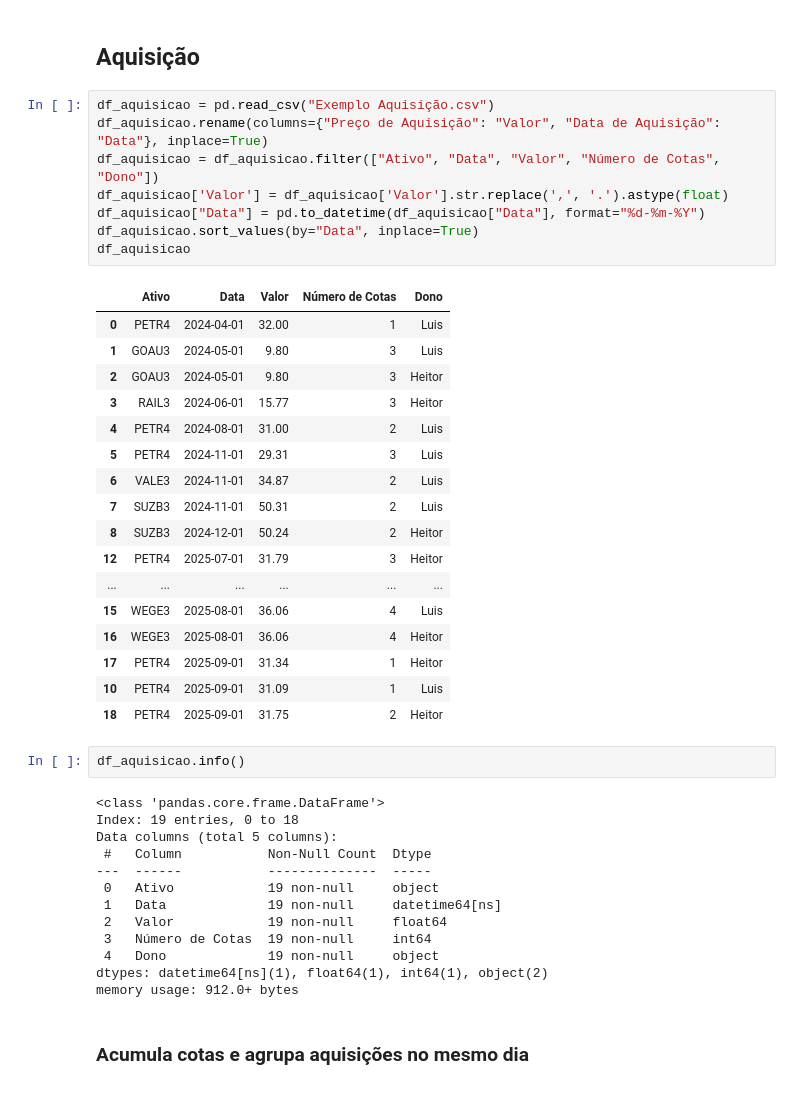
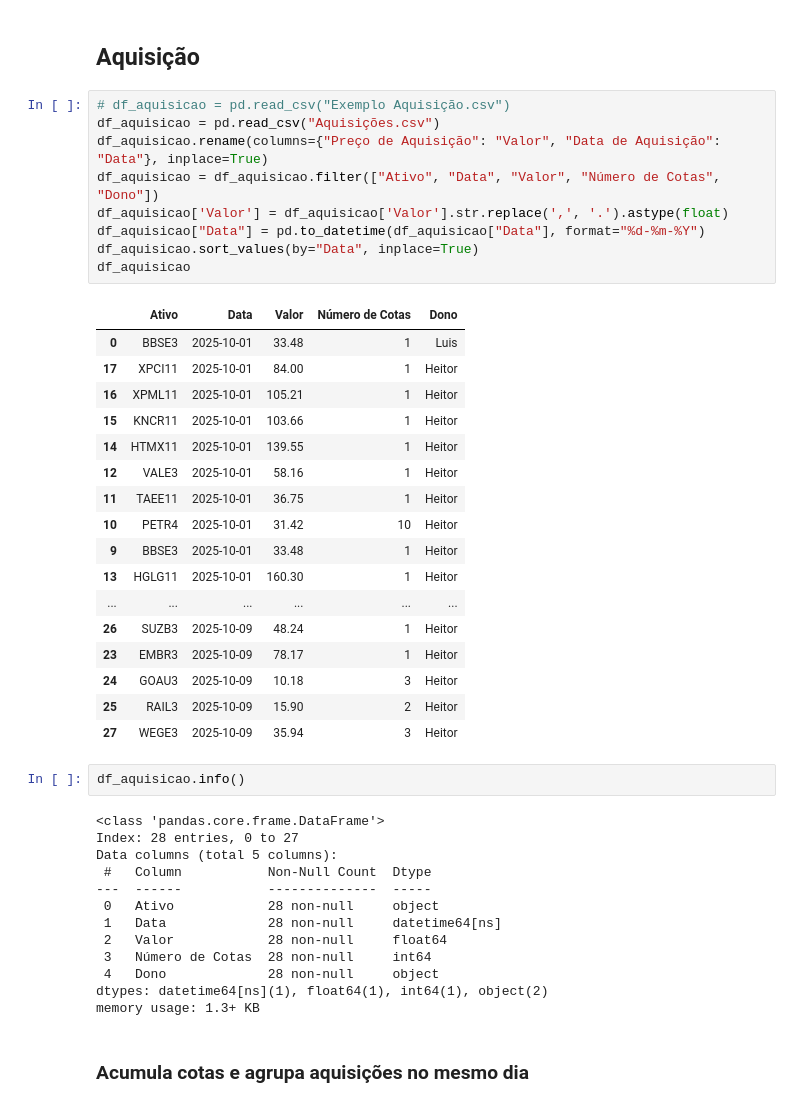
Before and after one commit to LuisHenrique7/Analise-Financeira, a Jupyter notebook: Modelagem da Carteira de Ativos.ipynb, the cells around one changed output. Cells and saved outputs as stored; diff of their text form.

```diff
--- a/Modelagem da Carteira de Ativos.ipynb
+++ b/Modelagem da Carteira de Ativos.ipynb
@@ -190,46 +192,47 @@ df_ativos.to_csv('Dados Modelados/carteira_ativos.csv', index=False)
 # %% [markdown]
 ## Aquisição
 # %%
-df_aquisicao = pd.read_csv("Exemplo Aquisição.csv")
+# df_aquisicao = pd.read_csv("Exemplo Aquisição.csv")
+df_aquisicao = pd.read_csv("Aquisições.csv")
 df_aquisicao.rename(columns={"Preço de Aquisição": "Valor", "Data de Aquisição": "Data"}, inplace=True)
 df_aquisicao = df_aquisicao.filter(["Ativo", "Data", "Valor", "Número de Cotas", "Dono"])
 df_aquisicao['Valor'] = df_aquisicao['Valor'].str.replace(',', '.').astype(float)
 df_aquisicao["Data"] = pd.to_datetime(df_aquisicao["Data"], format="%d-%m-%Y")
 df_aquisicao.sort_values(by="Data", inplace=True)
 df_aquisicao
 # %% [output]
 |  | Ativo | Data | Valor | Número de Cotas | Dono |
-| 0 | PETR4 | 2024-04-01 | 32.00 | 1 | Luis |
-| 1 | GOAU3 | 2024-05-01 | 9.80 | 3 | Luis |
-| 2 | GOAU3 | 2024-05-01 | 9.80 | 3 | Heitor |
-| 3 | RAIL3 | 2024-06-01 | 15.77 | 3 | Heitor |
-| 4 | PETR4 | 2024-08-01 | 31.00 | 2 | Luis |
-| 5 | PETR4 | 2024-11-01 | 29.31 | 3 | Luis |
-| 6 | VALE3 | 2024-11-01 | 34.87 | 2 | Luis |
-| 7 | SUZB3 | 2024-11-01 | 50.31 | 2 | Luis |
-| 8 | SUZB3 | 2024-12-01 | 50.24 | 2 | Heitor |
-| 12 | PETR4 | 2025-07-01 | 31.79 | 3 | Heitor |
+| 0 | BBSE3 | 2025-10-01 | 33.48 | 1 | Luis |
+| 17 | XPCI11 | 2025-10-01 | 84.00 | 1 | Heitor |
+| 16 | XPML11 | 2025-10-01 | 105.21 | 1 | Heitor |
+| 15 | KNCR11 | 2025-10-01 | 103.66 | 1 | Heitor |
+| 14 | HTMX11 | 2025-10-01 | 139.55 | 1 | Heitor |
+| 12 | VALE3 | 2025-10-01 | 58.16 | 1 | Heitor |
+| 11 | TAEE11 | 2025-10-01 | 36.75 | 1 | Heitor |
+| 10 | PETR4 | 2025-10-01 | 31.42 | 10 | Heitor |
+| 9 | BBSE3 | 2025-10-01 | 33.48 | 1 | Heitor |
+| 13 | HGLG11 | 2025-10-01 | 160.30 | 1 | Heitor |
 | ... | ... | ... | ... | ... | ... |
-| 15 | WEGE3 | 2025-08-01 | 36.06 | 4 | Luis |
-| 16 | WEGE3 | 2025-08-01 | 36.06 | 4 | Heitor |
-| 17 | PETR4 | 2025-09-01 | 31.34 | 1 | Heitor |
-| 10 | PETR4 | 2025-09-01 | 31.09 | 1 | Luis |
-| 18 | PETR4 | 2025-09-01 | 31.75 | 2 | Heitor |
+| 26 | SUZB3 | 2025-10-09 | 48.24 | 1 | Heitor |
+| 23 | EMBR3 | 2025-10-09 | 78.17 | 1 | Heitor |
+| 24 | GOAU3 | 2025-10-09 | 10.18 | 3 | Heitor |
+| 25 | RAIL3 | 2025-10-09 | 15.90 | 2 | Heitor |
+| 27 | WEGE3 | 2025-10-09 | 35.94 | 3 | Heitor |
 # %%
 df_aquisicao.info()
 # %% [output]
 <class 'pandas.core.frame.DataFrame'>
-Index: 19 entries, 0 to 18
+Index: 28 entries, 0 to 27
 Data columns (total 5 columns):
  #   Column           Non-Null Count  Dtype
 ---  ------           --------------  -----
- 0   Ativo            19 non-null     object
- 1   Data             19 non-null     datetime64[ns]
- 2   Valor            19 non-null     float64
- 3   Número de Cotas  19 non-null     int64
- 4   Dono             19 non-null     object
+ 0   Ativo            28 non-null     object
+ 1   Data             28 non-null     datetime64[ns]
+ 2   Valor            28 non-null     float64
+ 3   Número de Cotas  28 non-null     int64
+ 4   Dono             28 non-null     object
 dtypes: datetime64[ns](1), float64(1), int64(1), object(2)
-memory usage: 912.0+ bytes
+memory usage: 1.3+ KB
 # %% [markdown]
 ### Acumula cotas e agrupa aquisições no mesmo dia
 # %%
```
Also changed, not shown: parts of 23 cells of this notebook, 3 other files.
